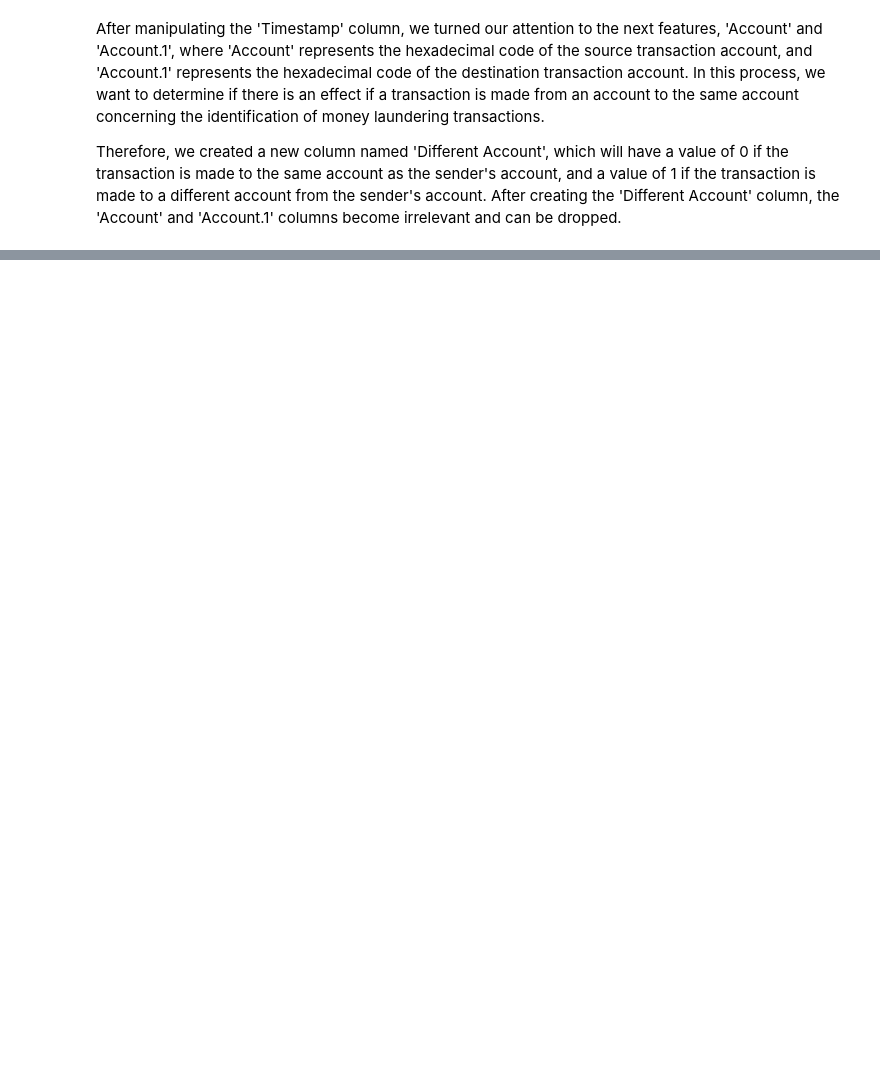
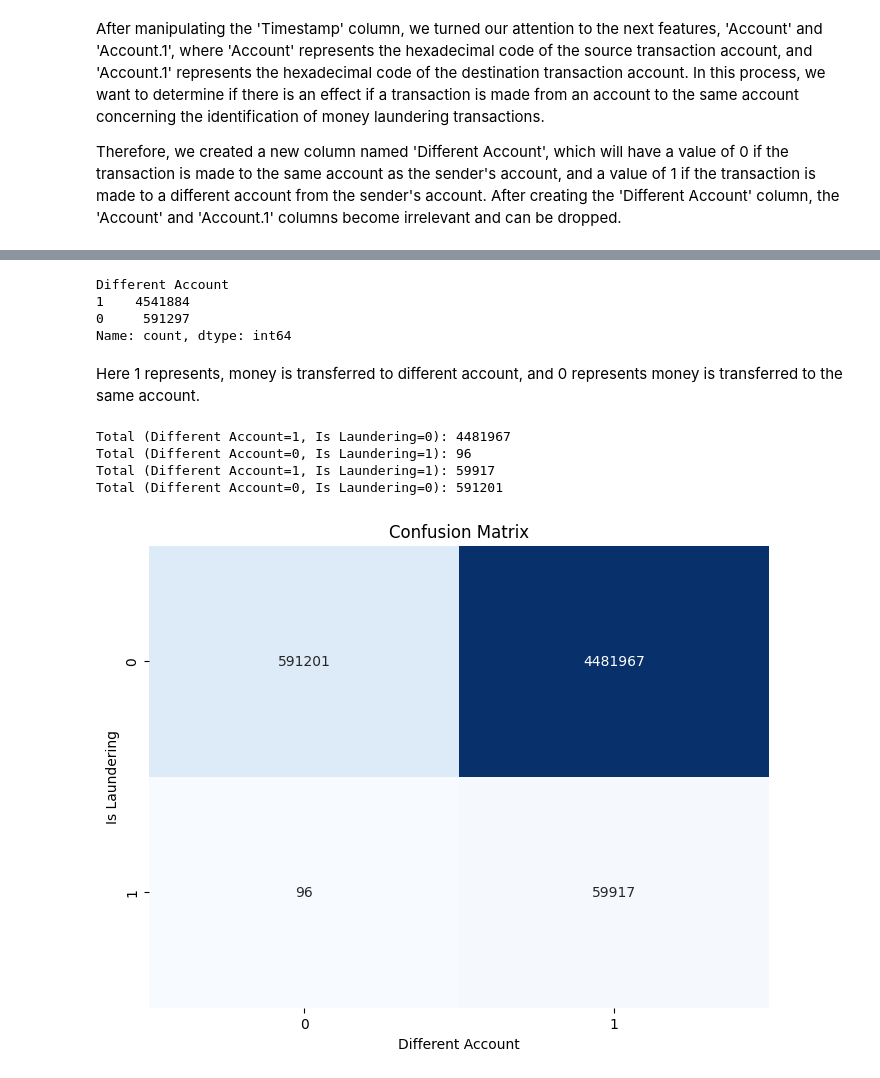
Before and after one commit to rafsunsheikh/money_laundering, a Jupyter notebook: Anti_money_laundering.ipynb, the cells around one changed output, grey strips where cells are left out. Cells and saved outputs as stored; diff of their text form; code cells hidden in the pictures; blank space fills up the shorter version.

```diff
--- a/Anti_money_laundering.ipynb
+++ b/Anti_money_laundering.ipynb
@@ -570,3 +624,5 @@ df = df.drop(columns=['Timestamp'])
 After manipulating the 'Timestamp' column, we turned our attention to the next features, 'Account' and 'Account.1', where 'Account' represents the hexadecimal code of the source transaction account, and 'Account.1' represents the hexadecimal code of the destination transaction account. In this process, we want to determine if there is an effect if a transaction is made from an account to the same account concerning the identification of money laundering transactions.
 
 Therefore, we created a new column named 'Different Account', which will have a value of 0 if the transaction is made to the same account as the sender's account, and a value of 1 if the transaction is made to a different account from the sender's account. After creating the 'Different Account' column, the 'Account' and 'Account.1' columns become irrelevant and can be dropped.
+# %%
+df['Different Account'] = np.where(df['Account'] == df['Account.1'], 0, 1)
@@ -572,0 +638,41 @@ Therefore, we created a new column named 'Different Account', which will have a
+# %%
+#view the number of data entries in the 'Different Account' column
+df['Different Account'].value_counts()
+# %% [output]
+Different Account
+1    4541884
+0     591297
+Name: count, dtype: int64
+# %% [markdown]
+Here 1 represents, money is transferred to different account, and 0 represents money is transferred to the same account.
+# %%
+count_1_0 = df[(df['Different Account'] == 1) & (df['Is Laundering'] == 0)]['Is Laundering'].count()
+count_0_1 = df[(df['Different Account'] == 0) & (df['Is Laundering'] == 1)]['Is Laundering'].count()
+count_1_1 = df[(df['Different Account'] == 1) & (df['Is Laundering'] == 1)]['Is Laundering'].count()
+count_0_0 = df[(df['Different Account'] == 0) & (df['Is Laundering'] == 0)]['Is Laundering'].count()
+
+# Displaying the results
+print("Total (Different Account=1, Is Laundering=0):", count_1_0)
+print("Total (Different Account=0, Is Laundering=1):", count_0_1)
+print("Total (Different Account=1, Is Laundering=1):", count_1_1)
+print("Total (Different Account=0, Is Laundering=0):", count_0_0)
+# %% [output]
+Total (Different Account=1, Is Laundering=0): 4481967
+Total (Different Account=0, Is Laundering=1): 96
+Total (Different Account=1, Is Laundering=1): 59917
+Total (Different Account=0, Is Laundering=0): 591201
+# %%
+from sklearn.metrics import confusion_matrix
+
+# Creating a confusion matrix
+conf_matrix = confusion_matrix(df['Is Laundering'], df['Different Account'])
+
+# Visualizing the confusion matrix using seaborn's heatmap
+plt.figure(figsize=(8, 6))
+sns.heatmap(conf_matrix, annot=True, fmt='d', cmap='Blues', cbar=False)
+plt.title('Confusion Matrix')
+plt.xlabel('Different Account')
+plt.ylabel('Is Laundering')
+plt.show()
+# %% [output]
+[figure, added]
```
Also changed, not shown: parts of 61 cells of this notebook.
